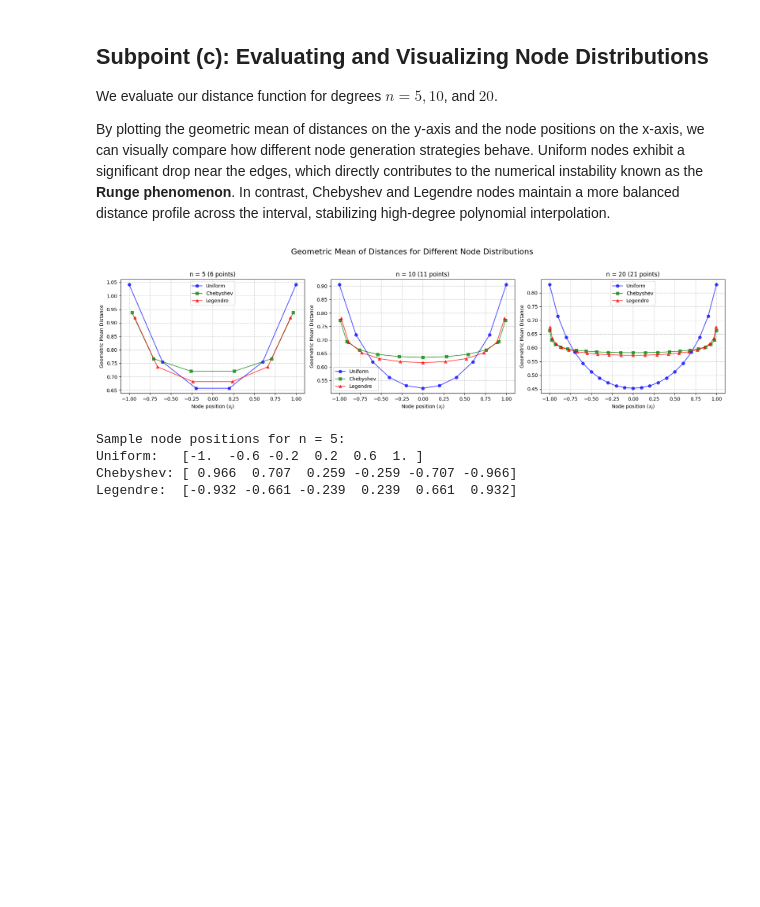
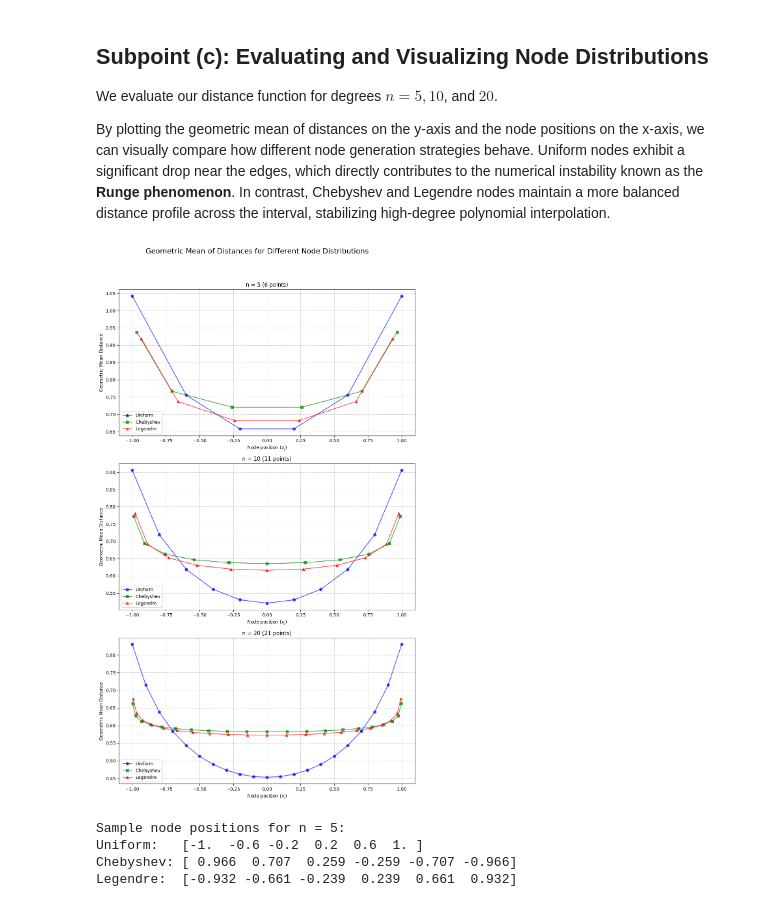
Before and after one commit to bl3jzi/computational-methods, a Jupyter notebook: Lab_04/Ex_1.ipynb, the cells around one changed output. Cells and saved outputs as stored; diff of their text form; code cells hidden in the pictures; blank space fills up the shorter version.

```diff
--- a/Lab_04/Ex_1.ipynb
+++ b/Lab_04/Ex_1.ipynb
@@ -61,50 +65,55 @@ We evaluate our distance function for degrees $n = 5, 10$, and $20$.
 
 By plotting the geometric mean of distances on the y-axis and the node positions on the x-axis, we can visually compare how different node generation strategies behave. Uniform nodes exhibit a significant drop near the edges, which directly contributes to the numerical instability known as the **Runge phenomenon**. In contrast, Chebyshev and Legendre nodes maintain a more balanced distance profile across the interval, stabilizing high-degree polynomial interpolation.
 # %%
+# 0. Define the function to calculate and plot geometric mean distances
+def plot_geometric_mean(nodes, ax, label, marker, color):
+    # Calculate the geometric mean of distances
+    y_values = geometric_mean_distances(nodes)
+
+    # Plot the curve
+    ax.plot(nodes, y_values, marker=marker, linestyle='-', label=label, color=color, alpha=0.7)
+
+    # Format the plot
+    ax.set_title(f"n = {n} ({len(nodes)} points)")
+    ax.set_xlabel('Node position ($x_j$)')
+    ax.set_ylabel('Geometric Mean Distance')
+    ax.grid(True, linestyle='--', alpha=0.7)
+    ax.legend()
+
+
 # 1. Define the degrees (n) to evaluate
 n_values = [5, 10, 20]
 
 # 2. Set up the visualization
-fig, axes = plt.subplots(1, 3, figsize=(18, 5))
+fig, axes = plt.subplots(3, 1, figsize=(10, 18))
 fig.suptitle("Geometric Mean of Distances for Different Node Distributions", fontsize=16)
 
 # 3. Iterate through each n and plot the results
 for idx, n in enumerate(n_values):
     ax = axes[idx]
 
     # Generate nodes
     x_uni = get_uniform_nodes(n)
     x_cheb = get_chebyshev_nodes(n)
     x_leg = get_legendre_nodes(n)
 
-    # Calculate geometric means
-    y_uni = geometric_mean_distances(x_uni)
-    y_cheb = geometric_mean_distances(x_cheb)
-    y_leg = geometric_mean_distances(x_leg)
+    # Plotting the curves
+    plot_geometric_mean(x_uni, ax=ax, label='Uniform', marker='o', color='blue')
+    plot_geometric_mean(x_cheb, ax=ax, label='Chebyshev', marker='s', color='green')
+    plot_geometric_mean(x_leg, ax=ax, label='Legendre', marker='^', color='red')
 
-    # Plotting the curves
-    ax.plot(x_uni, y_uni, 'o-', label='Uniform', color='blue', alpha=0.7)
-    ax.plot(x_cheb, y_cheb, 's-', label='Chebyshev', color='green', alpha=0.7)
-    ax.plot(x_leg, y_leg, '^-', label="Legendre", color='red', alpha=0.7)
-
-    # Formatting
-    ax.set_title(f"n = {n} ({n+1} points)")
-    ax.set_xlabel('Node position ($x_j$)')
-    ax.set_ylabel('Geometric Mean Distance')
-    ax.grid(True, linestyle='--', alpha=0.7)
-    ax.legend()
 
 plt.tight_layout(rect=[0, 0.03, 1, 0.95])
 plt.show()
 
 # 4. Print sample node positions for n=5 to verify clustering behavior
 sample_n = 5
 print(f"Sample node positions for n = {sample_n}:")
 print(f"Uniform:   {np.round(get_uniform_nodes(sample_n), 3)}")
 print(f"Chebyshev: {np.round(get_chebyshev_nodes(sample_n), 3)}")
 print(f"Legendre:  {np.round(get_legendre_nodes(sample_n), 3)}")
 # %% [output]
-[figure, old version]
+[figure, new version]
 Sample node positions for n = 5:
 Uniform:   [-1.  -0.6 -0.2  0.2  0.6  1. ]
 Chebyshev: [ 0.966  0.707  0.259 -0.259 -0.707 -0.966]
```
Also changed, not shown: parts of 3 cells of this notebook, 1 other file.
